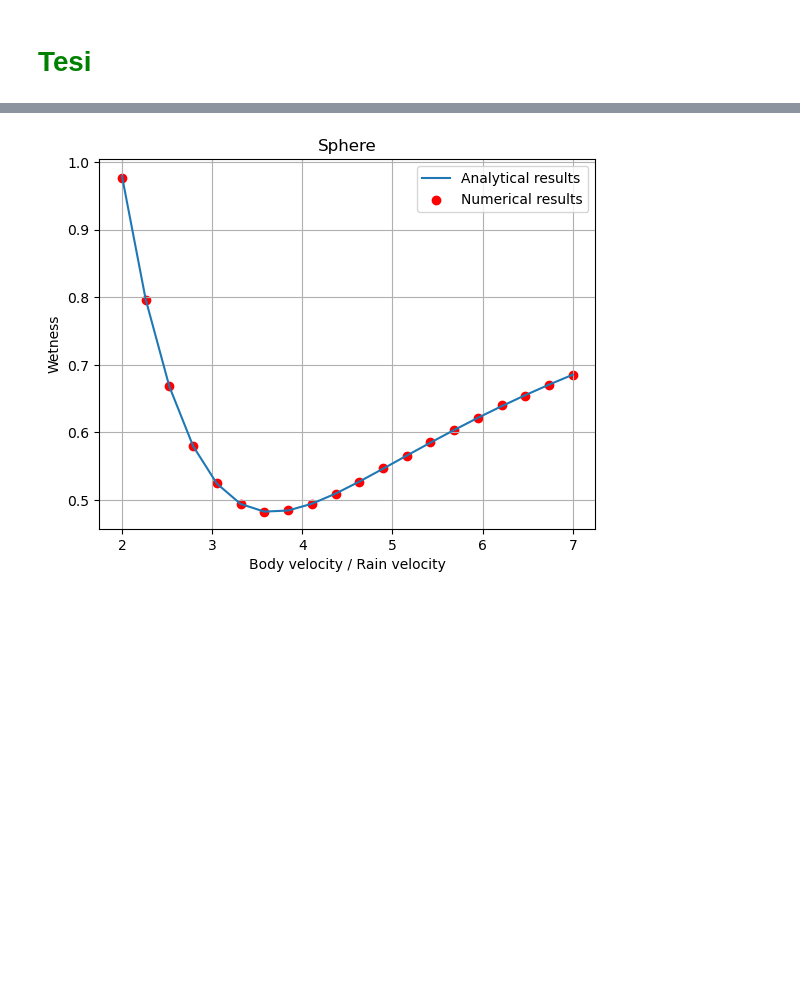
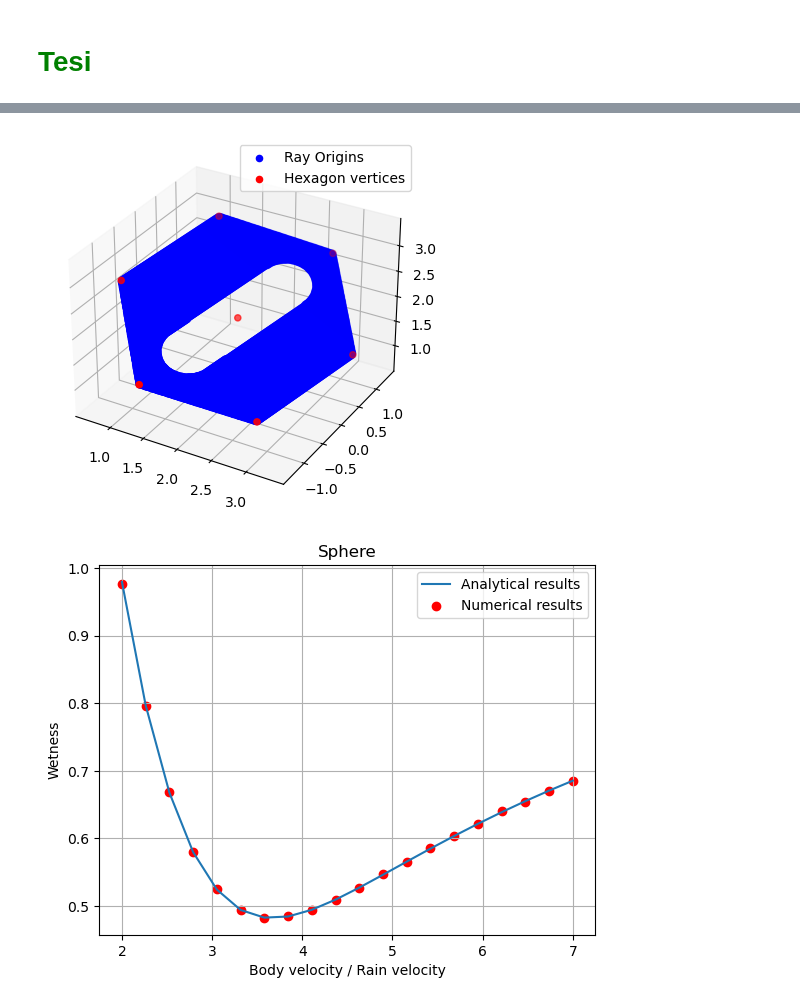
Before and after one commit to Cr3sp1/Rain, a Jupyter notebook: Tesi.ipynb, the cells around one changed output, grey strips where cells are left out. Cells and saved outputs as stored; diff of their text form; code cells hidden in the pictures; blank space fills up the shorter version.

```diff
--- a/Tesi.ipynb
+++ b/Tesi.ipynb
@@ -36,3 +36,30 @@ plt.show()
+# %%
+# Load data from the file
+data1 = np.loadtxt("data/RayOriginsCap.dat", delimiter=',')
+x1, y1, z1 = data1[:, 0], data1[:, 1], data1[:, 2]
+
+# Create a 3D figure
+fig = plt.figure()
+ax = fig.add_subplot(111, projection='3d')
+
+# Scatter plot the points
+
+ax.scatter(x1, y1, z1, c='blue', label='Ray Origins')
+
+
+data2 = np.loadtxt("data/H.dat", delimiter=',')
+x2, y2, z2 = data2[:, 0], data2[:, 1], data2[:, 2]
+
+# Scatter plot the new points
+ax.scatter(x2, y2, z2, c='red', label='Hexagon vertices')
+
+# Add a legend
+ax.legend()
+
+# Show the plot
+plt.show()
+# %% [output]
+[figure, added]
 # %%
 # Read the data from the file
 with open("data/CompareSphere.dat", "r") as file:
```
Also changed, not shown: parts of 2 cells of this notebook, 12 other files.
